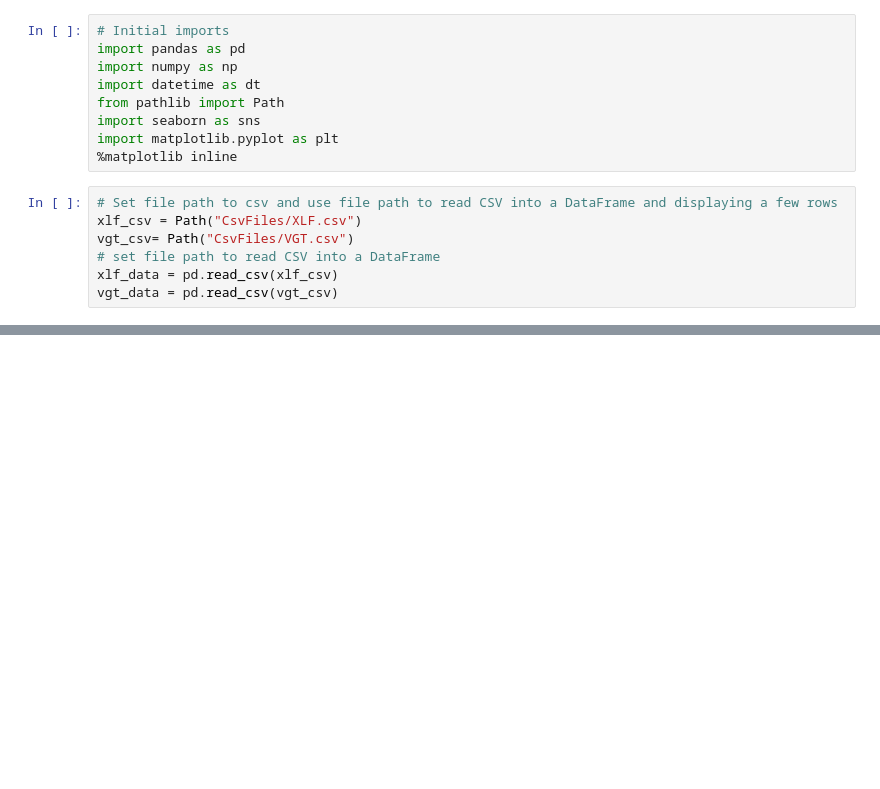
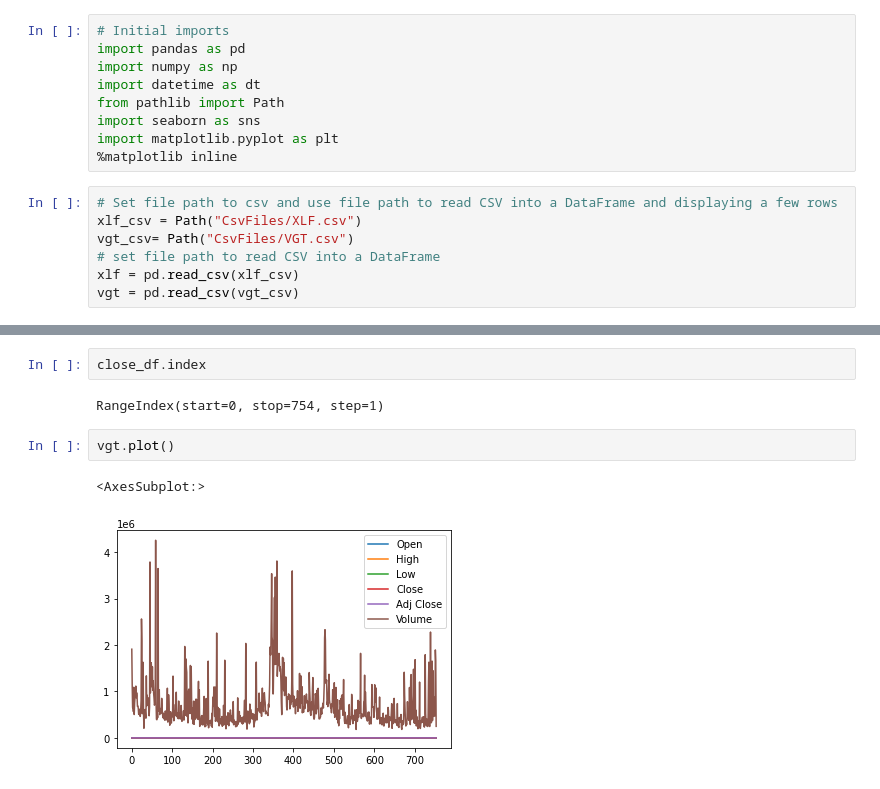
Before and after one commit to wesromero9/Project-1, a Jupyter notebook: Untitled.ipynb, the cells around one changed output, grey strips where cells are left out. Drawn from its saved outputs; the diff is of its cells as text; blank space fills up the shorter version.

```diff
--- a/Untitled.ipynb
+++ b/Untitled.ipynb
@@ -12,6 +12,6 @@ import matplotlib.pyplot as plt
 xlf_csv = Path("CsvFiles/XLF.csv")
 vgt_csv= Path("CsvFiles/VGT.csv")
 # set file path to read CSV into a DataFrame
-xlf_data = pd.read_csv(xlf_csv)
-vgt_data = pd.read_csv(vgt_csv)
+xlf = pd.read_csv(xlf_csv)
+vgt = pd.read_csv(vgt_csv)
 # %%
@@ -19,0 +59,9 @@ NameError: name 'dc' is not defined
+# %%
+close_df.index
+# %% [output]
+RangeIndex(start=0, stop=754, step=1)
+# %%
+vgt.plot()
+# %% [output]
+<AxesSubplot:>
+[figure, added]
```
Also changed, not shown: parts of 3 cells of this notebook.
